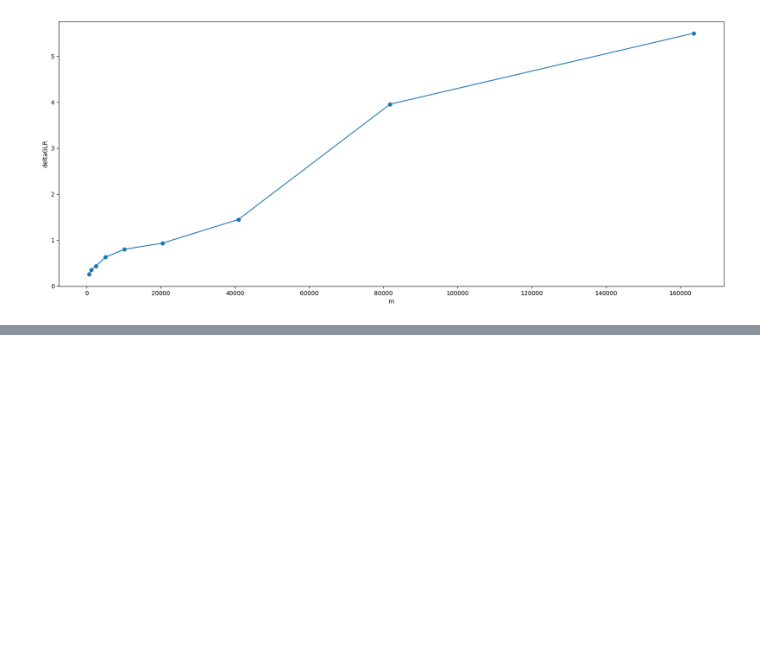
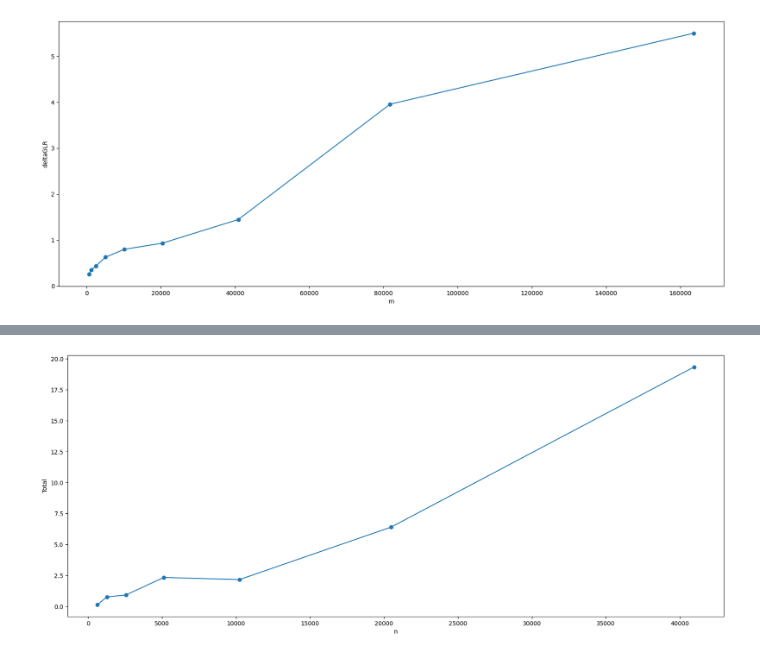
Before and after one commit to RobyBobby24/AlgorithmEngineering, a Jupyter notebook: analysis/double_experiment.ipynb, the cells around one changed output, grey strips where cells are left out. Drawn from its saved outputs; the diff is of its cells as text; code cells hidden in the pictures; blank space fills up the shorter version.

```diff
--- a/analysis/double_experiment.ipynb
+++ b/analysis/double_experiment.ipynb
@@ -558,0 +560,3 @@ plot_column(dexpedge, ["deltaGLR"])
+# %%
+dexpnodeundirected = all_data[ all_data["Flag"] == "2expnodeundirected(fixpartition)"]
+dexpnodeundirected = dexpnodeundirected[dexpnodeundirected["Code"] == programming_language]
@@ -558,0 +565,3 @@ plot_column(dexpedge, ["deltaGLR"])
+# %%
+dexpnodeundirected.set_index("n", inplace=True)
+dexpnodeundirected.sort_index(inplace=True)
@@ -558,0 +582,4 @@ plot_column(dexpedge, ["deltaGLR"])
+# %%
+plot_column(dexpnodeundirected, ["Total"])
+# %% [output]
+[figure, added]
```
Also changed, not shown: parts of 14 cells of this notebook, 20 other files.
